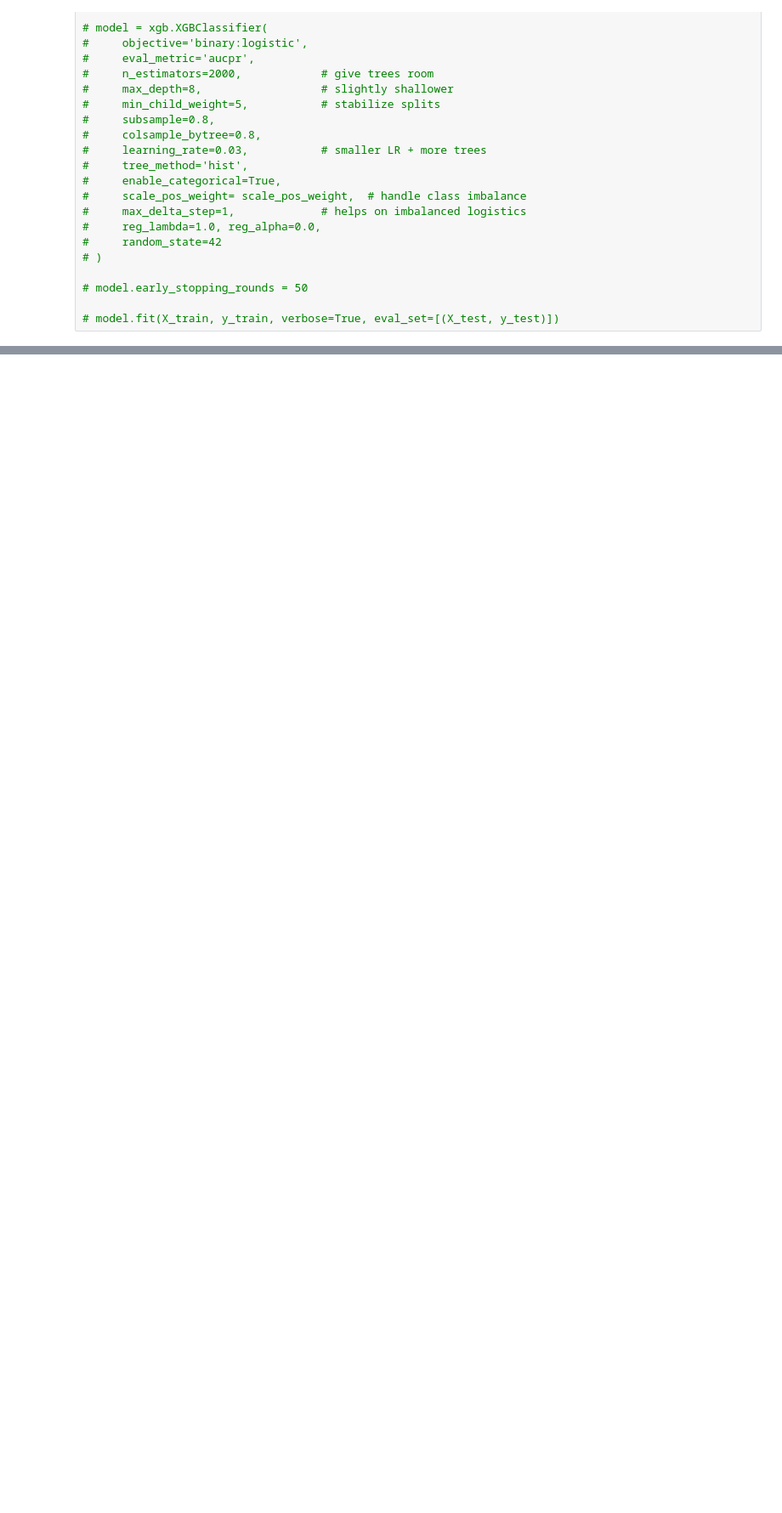
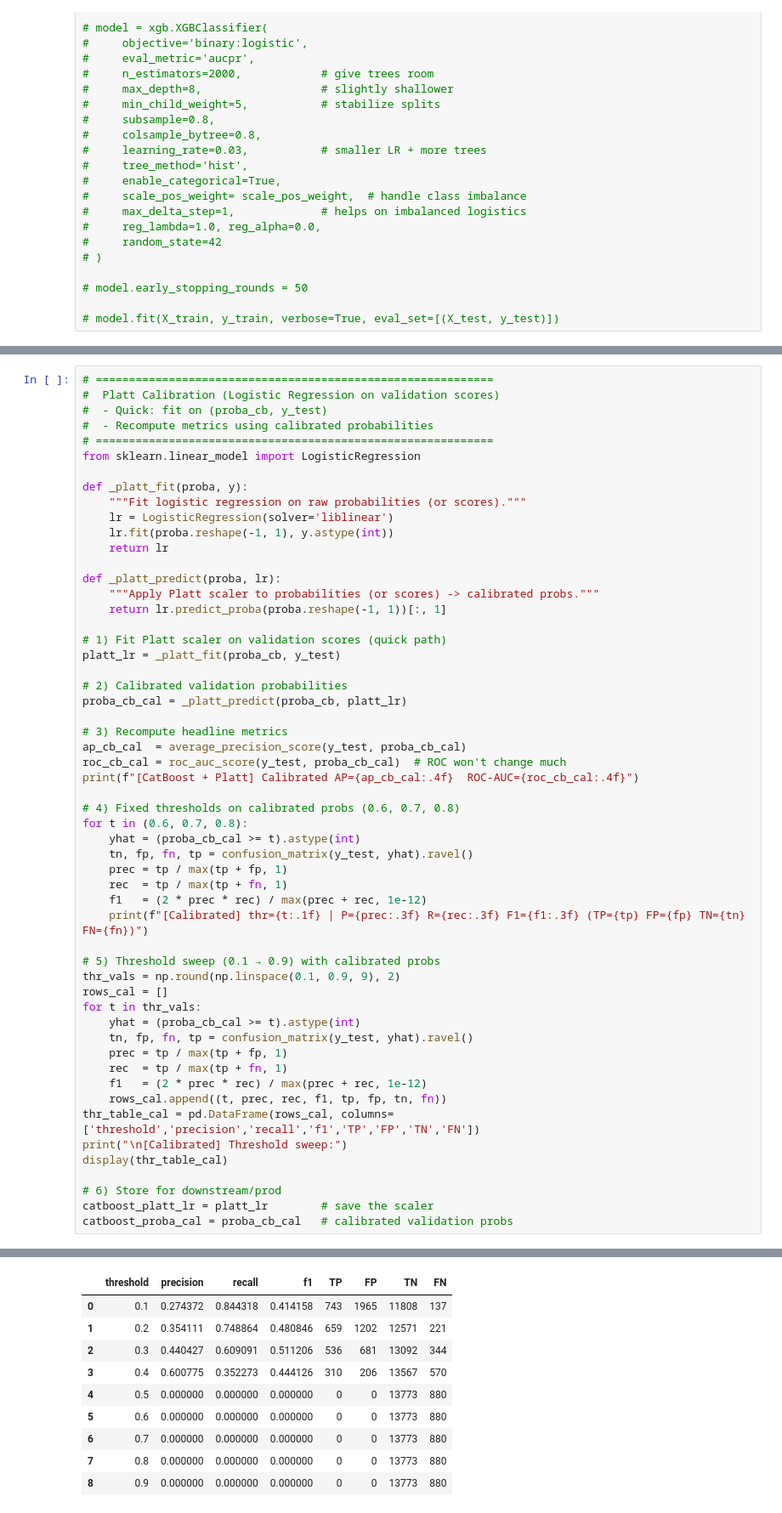
Before and after one commit to imeyer2/spacex_starlink_datascience_interview, a Jupyter notebook: main.ipynb, the cells around one changed output, grey strips where cells are left out. Shown at 85% size. Drawn from its saved outputs; the diff is of its cells as text; blank space fills up the shorter version.

Commit message:
LGBM model ready?

```diff
--- a/main.ipynb
+++ b/main.ipynb
@@ -708,0 +1026,56 @@ assert len(bad) == 0, f"Object dtypes still remain: {bad}"
+# %%
+# ============================================================
+#  Platt Calibration (Logistic Regression on validation scores)
+#  - Quick: fit on (proba_cb, y_test)
+#  - Recompute metrics using calibrated probabilities
+# ============================================================
+from sklearn.linear_model import LogisticRegression
+
+def _platt_fit(proba, y):
+    """Fit logistic regression on raw probabilities (or scores)."""
+    lr = LogisticRegression(solver='liblinear')
+    lr.fit(proba.reshape(-1, 1), y.astype(int))
+    return lr
+
+def _platt_predict(proba, lr):
+    """Apply Platt scaler to probabilities (or scores) -> calibrated probs."""
+    return lr.predict_proba(proba.reshape(-1, 1))[:, 1]
+
+# 1) Fit Platt scaler on validation scores (quick path)
+platt_lr = _platt_fit(proba_cb, y_test)
+
+# 2) Calibrated validation probabilities
+proba_cb_cal = _platt_predict(proba_cb, platt_lr)
+
+# 3) Recompute headline metrics
+ap_cb_cal  = average_precision_score(y_test, proba_cb_cal)
+roc_cb_cal = roc_auc_score(y_test, proba_cb_cal)  # ROC won't change much
+print(f"[CatBoost + Platt] Calibrated AP={ap_cb_cal:.4f}  ROC-AUC={roc_cb_cal:.4f}")
+
+# 4) Fixed thresholds on calibrated probs (0.6, 0.7, 0.8)
+for t in (0.6, 0.7, 0.8):
+    yhat = (proba_cb_cal >= t).astype(int)
+    tn, fp, fn, tp = confusion_matrix(y_test, yhat).ravel()
+    prec = tp / max(tp + fp, 1)
+    rec  = tp / max(tp + fn, 1)
+    f1   = (2 * prec * rec) / max(prec + rec, 1e-12)
+    print(f"[Calibrated] thr={t:.1f} | P={prec:.3f} R={rec:.3f} F1={f1:.3f} (TP={tp} FP={fp} TN={tn} FN={fn})")
+
+# 5) Threshold sweep (0.1 → 0.9) with calibrated probs
+thr_vals = np.round(np.linspace(0.1, 0.9, 9), 2)
+rows_cal = []
+for t in thr_vals:
+    yhat = (proba_cb_cal >= t).astype(int)
+    tn, fp, fn, tp = confusion_matrix(y_test, yhat).ravel()
+    prec = tp / max(tp + fp, 1)
+    rec  = tp / max(tp + fn, 1)
+    f1   = (2 * prec * rec) / max(prec + rec, 1e-12)
+    rows_cal.append((t, prec, rec, f1, tp, fp, tn, fn))
+thr_table_cal = pd.DataFrame(rows_cal, columns=['threshold','precision','recall','f1','TP','FP','TN','FN'])
+print("\n[Calibrated] Threshold sweep:")
+display(thr_table_cal)
+
+# 6) Store for downstream/prod
+catboost_platt_lr = platt_lr        # save the scaler
+catboost_proba_cal = proba_cb_cal   # calibrated validation probs
+# %% [output]
@@ -708,0 +1088,10 @@ assert len(bad) == 0, f"Object dtypes still remain: {bad}"
+|  | threshold | precision | recall | f1 | TP | FP | TN | FN |
+| 0 | 0.1 | 0.274372 | 0.844318 | 0.414158 | 743 | 1965 | 11808 | 137 |
+| 1 | 0.2 | 0.354111 | 0.748864 | 0.480846 | 659 | 1202 | 12571 | 221 |
+| 2 | 0.3 | 0.440427 | 0.609091 | 0.511206 | 536 | 681 | 13092 | 344 |
+| 3 | 0.4 | 0.600775 | 0.352273 | 0.444126 | 310 | 206 | 13567 | 570 |
+| 4 | 0.5 | 0.000000 | 0.000000 | 0.000000 | 0 | 0 | 13773 | 880 |
+| 5 | 0.6 | 0.000000 | 0.000000 | 0.000000 | 0 | 0 | 13773 | 880 |
+| 6 | 0.7 | 0.000000 | 0.000000 | 0.000000 | 0 | 0 | 13773 | 880 |
+| 7 | 0.8 | 0.000000 | 0.000000 | 0.000000 | 0 | 0 | 13773 | 880 |
+| 8 | 0.9 | 0.000000 | 0.000000 | 0.000000 | 0 | 0 | 13773 | 880 |
```
Also changed, not shown: parts of 12 cells of this notebook.
